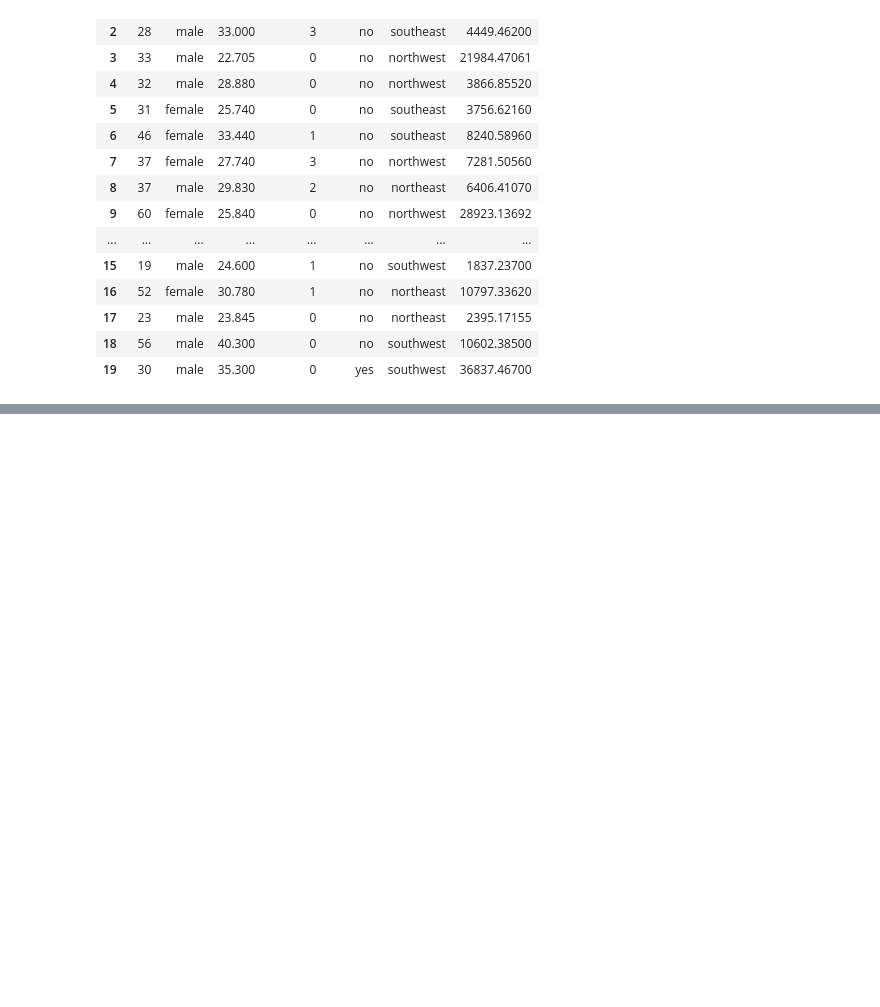
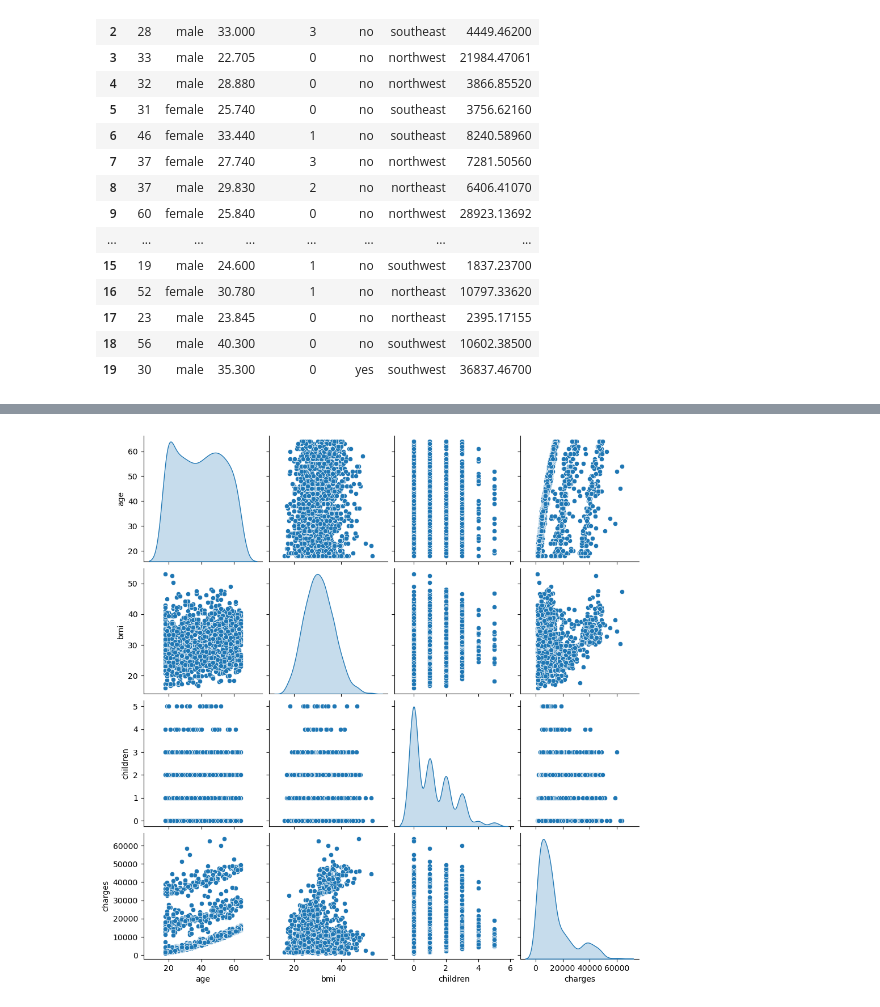
Before and after one commit to Ajadium/Data-Analysis-for-python-projects, a Jupyter notebook: New_project.ipynb, the cells around one changed output, grey strips where cells are left out. Saved outputs shown, nothing was run; the diff lists cells and outputs as text; code cells hidden in the pictures; blank space fills up the shorter version.

```diff
--- a/New_project.ipynb
+++ b/New_project.ipynb
@@ -27,0 +94,5 @@ df.head(20)
+# %%
+sns.pairplot(df, diag_kind='kde')
+plt.show()
+# %% [output]
+[figure, added]
```
Also changed, not shown: parts of 11 cells of this notebook.
